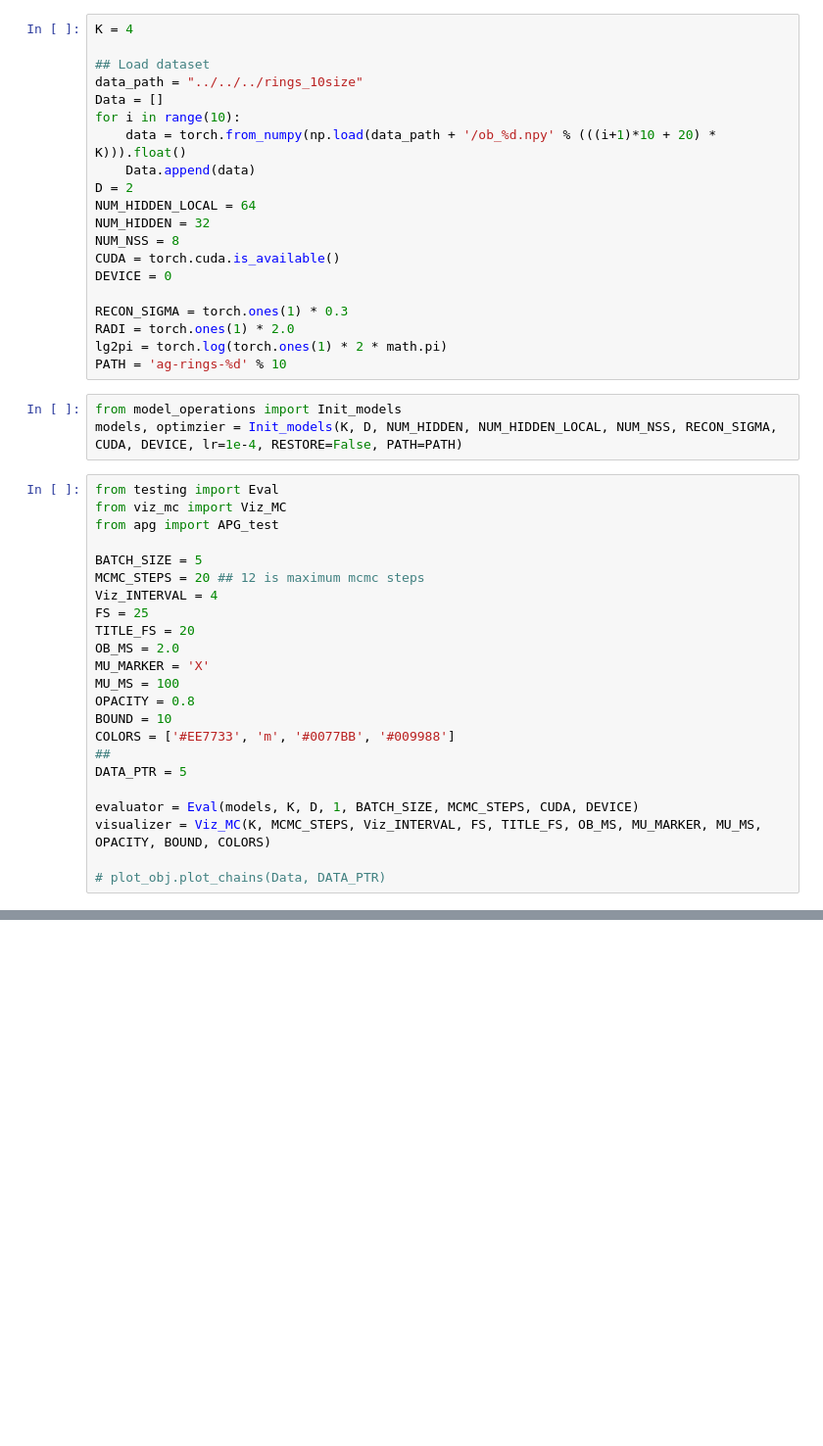
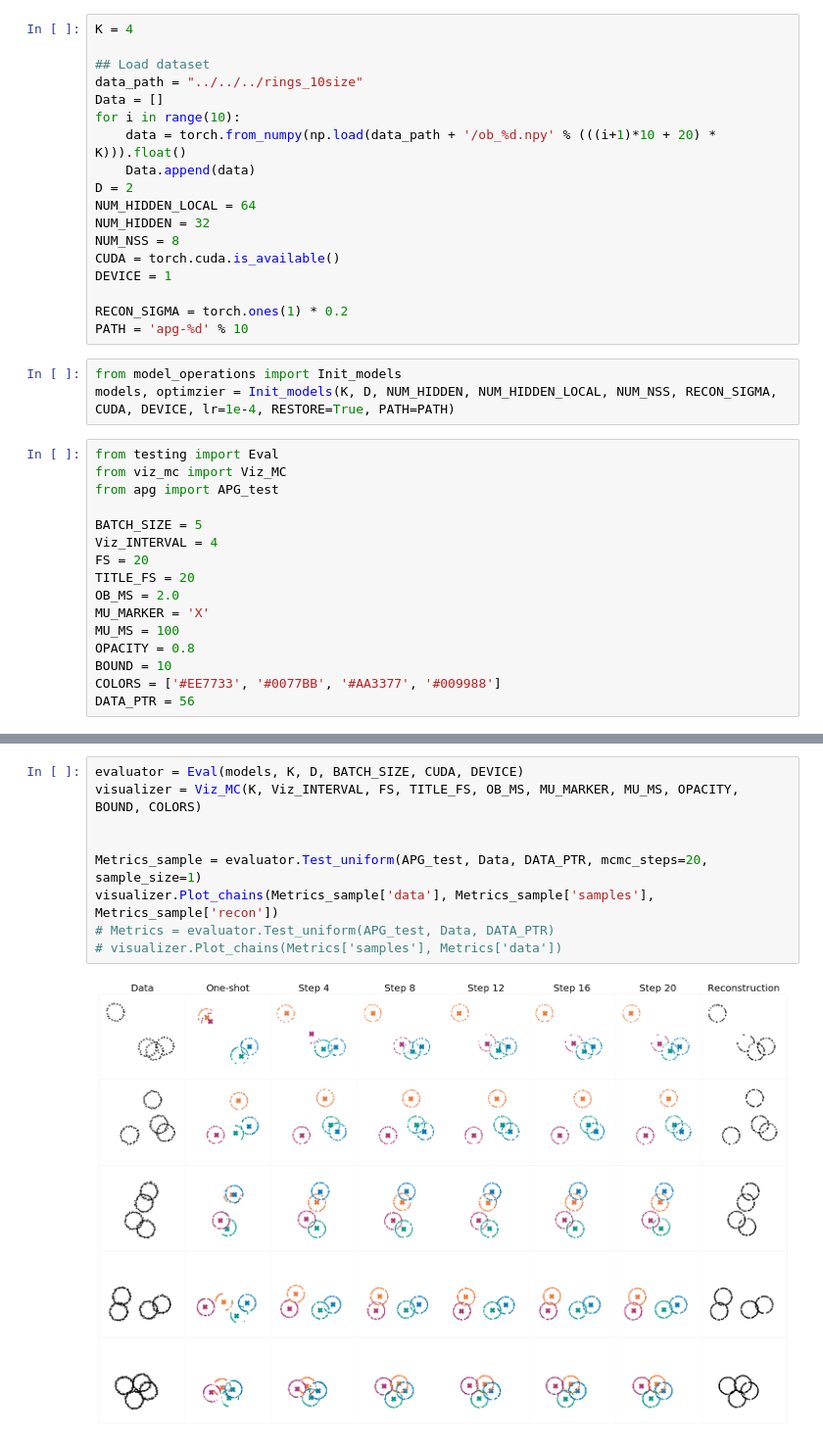
Before and after one commit to hao-w/apgs, a Jupyter notebook: Rings/experiments/apg-ncmm-viz.ipynb, the cells around one changed output, grey strips where cells are left out. Shown at 98% size. Drawn from its saved outputs; the diff is of its cells as text; blank space fills up the shorter version.

```diff
--- a/Rings/experiments/apg-ncmm-viz.ipynb
+++ b/Rings/experiments/apg-ncmm-viz.ipynb
@@ -18,35 +20,26 @@ NUM_HIDDEN_LOCAL = 64
 NUM_HIDDEN = 32
 NUM_NSS = 8
 CUDA = torch.cuda.is_available()
-DEVICE = 0
+DEVICE = 1
 
-RECON_SIGMA = torch.ones(1) * 0.3
-RADI = torch.ones(1) * 2.0
-lg2pi = torch.log(torch.ones(1) * 2 * math.pi)
-PATH = 'ag-rings-%d' % 10
+RECON_SIGMA = torch.ones(1) * 0.2
+PATH = 'apg-%d' % 10
 # %%
 from model_operations import Init_models
-models, optimzier = Init_models(K, D, NUM_HIDDEN, NUM_HIDDEN_LOCAL, NUM_NSS, RECON_SIGMA, CUDA, DEVICE, lr=1e-4, RESTORE=False, PATH=PATH)
+models, optimzier = Init_models(K, D, NUM_HIDDEN, NUM_HIDDEN_LOCAL, NUM_NSS, RECON_SIGMA, CUDA, DEVICE, lr=1e-4, RESTORE=True, PATH=PATH)
 # %%
 from testing import Eval
 from viz_mc import Viz_MC
 from apg import APG_test
 
 BATCH_SIZE = 5
-MCMC_STEPS = 20 ## 12 is maximum mcmc steps
 Viz_INTERVAL = 4
-FS = 25
+FS = 20
 TITLE_FS = 20
 OB_MS = 2.0
 MU_MARKER = 'X'
 MU_MS = 100
 OPACITY = 0.8
 BOUND = 10
-COLORS = ['#EE7733', 'm', '#0077BB', '#009988']
-##
-DATA_PTR = 5
-
-evaluator = Eval(models, K, D, 1, BATCH_SIZE, MCMC_STEPS, CUDA, DEVICE)
-visualizer = Viz_MC(K, MCMC_STEPS, Viz_INTERVAL, FS, TITLE_FS, OB_MS, MU_MARKER, MU_MS, OPACITY, BOUND, COLORS)
-
-# plot_obj.plot_chains(Data, DATA_PTR)
+COLORS = ['#EE7733', '#0077BB', '#AA3377', '#009988']
+DATA_PTR = 56
@@ -55,0 +46,11 @@ visualizer.Plot_chains(Metrics['samples'], Metrics['data'])
+# %%
+evaluator = Eval(models, K, D, BATCH_SIZE, CUDA, DEVICE)
+visualizer = Viz_MC(K, Viz_INTERVAL, FS, TITLE_FS, OB_MS, MU_MARKER, MU_MS, OPACITY, BOUND, COLORS)
+
+
+Metrics_sample = evaluator.Test_uniform(APG_test, Data, DATA_PTR, mcmc_steps=20, sample_size=1)
+visualizer.Plot_chains(Metrics_sample['data'], Metrics_sample['samples'], Metrics_sample['recon'])
+# Metrics = evaluator.Test_uniform(APG_test, Data, DATA_PTR)
+# visualizer.Plot_chains(Metrics['samples'], Metrics['data'])
+# %% [output]
+[figure, added]
```
Also changed, not shown: parts of 2 cells of this notebook, 18 other files.
